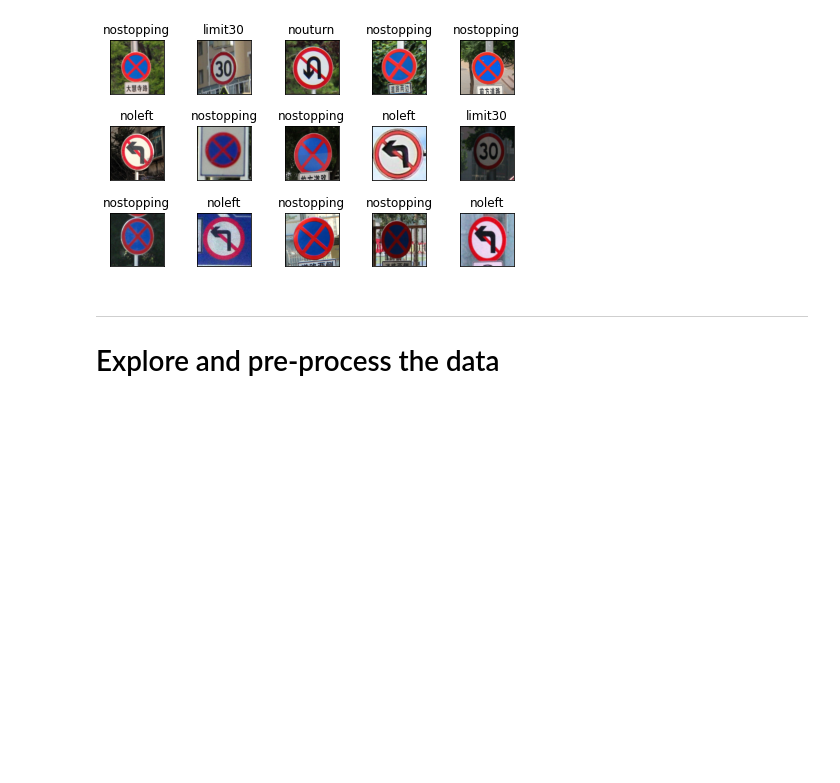
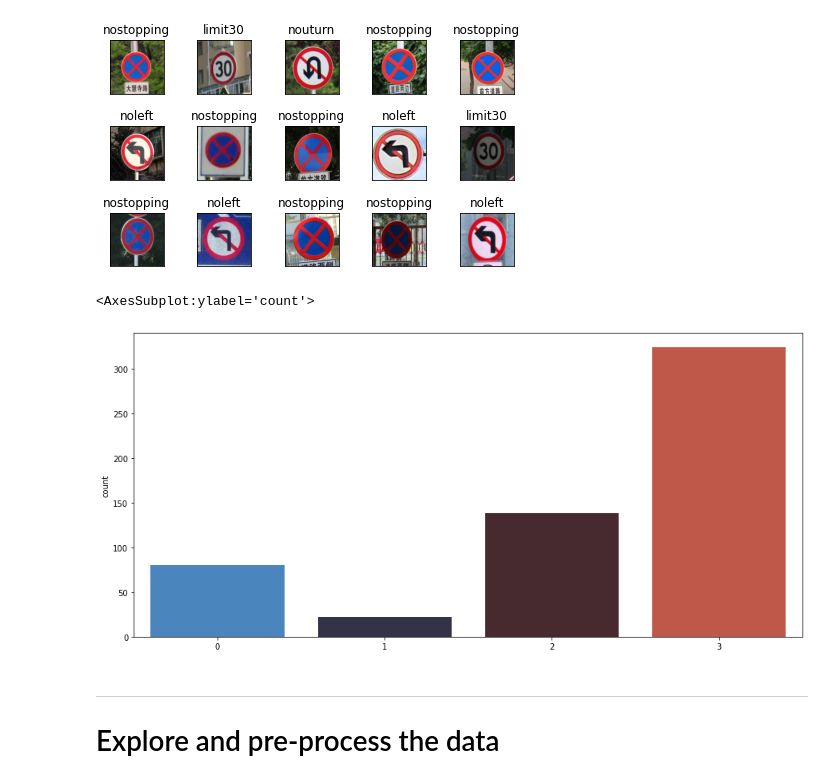
Before and after one commit to kcristinaa/Neural-Networks-TrafficSigns, a Jupyter notebook: TrafficSignsCNN.ipynb, the cells around one changed output. Saved outputs shown, nothing was run; the diff lists cells and outputs as text; code cells hidden in the pictures; blank space fills up the shorter version.

```diff
--- a/TrafficSignsCNN.ipynb
+++ b/TrafficSignsCNN.ipynb
@@ -65,6 +62,13 @@ for i in range(15):
 plt.savefig("visualizations/example-data.png",bbox_inches='tight')
 # %% [output]
 [figure]
+# %%
+# we visualize the number of examples in each class
+plt.figure(figsize=(15,7))
+sns.countplot(y_train,palette='icefire')
+# %% [output]
+<AxesSubplot:ylabel='count'>
+[figure, added]
 # %% [markdown]
 ------------------------
 # Explore and pre-process the data
```
Also changed, not shown: parts of 7 cells of this notebook, 3 other files.
